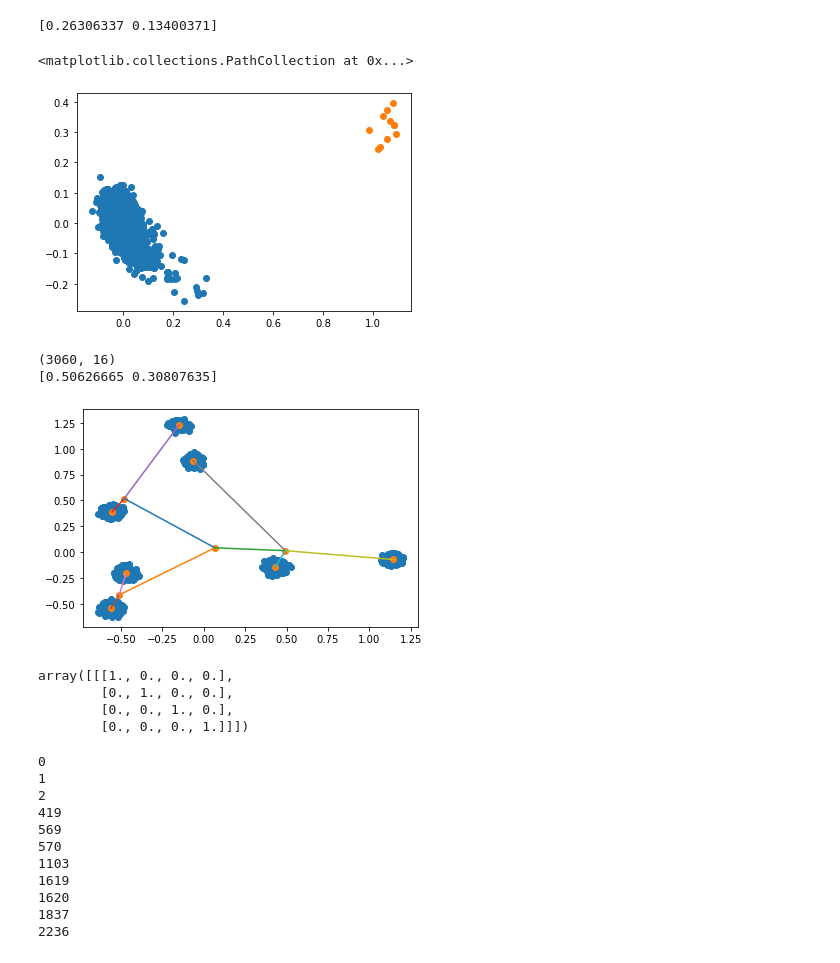
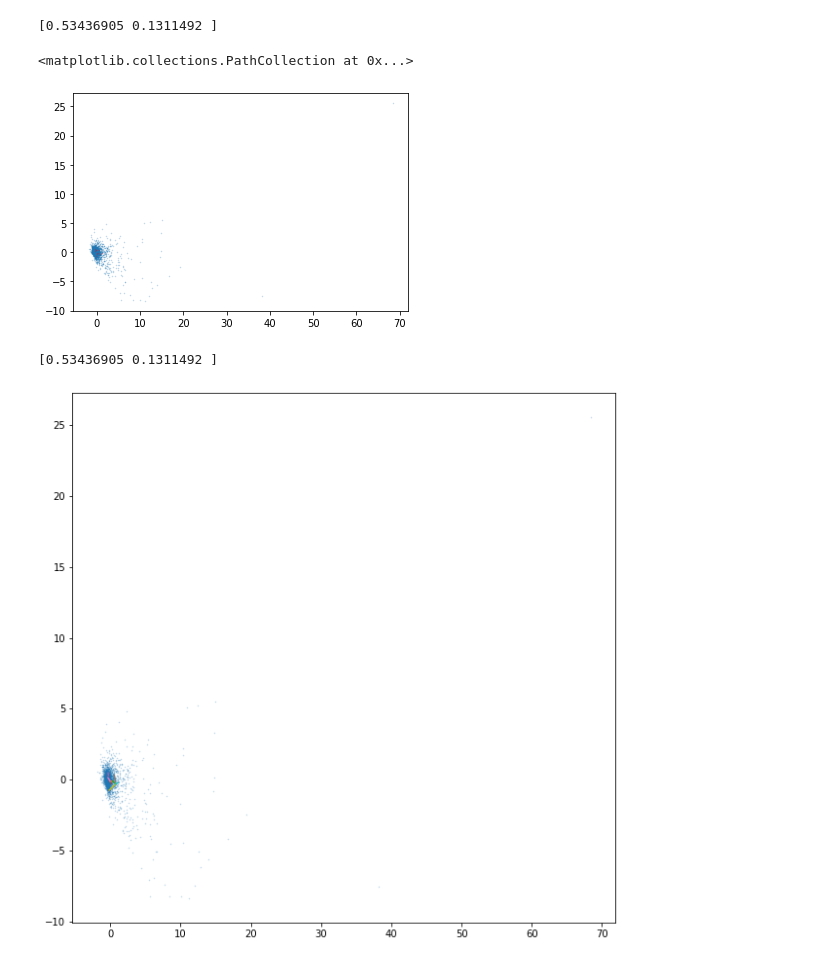
Before and after one commit to googleinterns/hierarchicalforecasting, a Jupyter notebook: notebooks/emb_analysis.ipynb, the cells around one changed output. Cells and saved outputs as stored; diff of their text form; code cells hidden in the pictures.

```diff
--- a/notebooks/emb_analysis.ipynb
+++ b/notebooks/emb_analysis.ipynb
@@ -9,64 +12,42 @@ from sklearn.decomposition import PCA
 # %%
-with open('../data/m5/data.pkl', 'rb') as fin:
-    data = pickle.load(fin)
-tree = data[0]
+with open(f'../data/{dataset}/data.pkl', 'rb') as fin:
+    tree, ts_data, _ = pickle.load(fin)
+
 leaves = np.where(tree.leaf_vector.astype(np.bool))[0]
 non_leaves = np.where(1-tree.leaf_vector.astype(np.bool))[0]
 # %%
-emb = np.load('../logs/m5/fixed/embs/run_1/emb_20.npy')
+with open(f'../logs/{dataset}/hid_20_exp_8_norm/run_1/emb.pkl', 'rb') as fin:
+    emb = pickle.load(fin)
+
 pca = PCA(n_components=2, svd_solver='full')
 emb_2d = pca.fit_transform(emb)
 print(pca.explained_variance_ratio_)
-plt.scatter(emb_2d[leaves, 0], emb_2d[leaves, 1])
-plt.scatter(emb_2d[non_leaves, 0], emb_2d[non_leaves, 1])
+plt.scatter(emb_2d[leaves, 0], emb_2d[leaves, 1], alpha=0.3, s=0.2)
+plt.scatter(emb_2d[non_leaves, 0], emb_2d[non_leaves, 1], alpha=0.3, s=0.2, c='r')
 # %% [output]
-[0.26306337 0.13400371]
+[0.53436905 0.1311492 ]
 <matplotlib.collections.PathCollection at 0x...>
-[figure, old version]
+[figure, new version]
 # %%
-emb = np.load('../logs/m5/fixed_add_dev/embs/run_1/emb_10.npy')
-ancestor_matrix = tree.ancestor_matrix
-emb = ancestor_matrix @ emb
-print(emb.shape)
+with open(f'../logs/{dataset}/hid_20_exp_8_norm/run_1/emb.pkl', 'rb') as fin:
+    emb = pickle.load(fin)
+
 pca = PCA(n_components=2, svd_solver='full')
 emb_2d = pca.fit_transform(emb)
 print(pca.explained_variance_ratio_)
-plt.scatter(emb_2d[leaves, 0], emb_2d[leaves, 1])
-plt.scatter(emb_2d[non_leaves, 0], emb_2d[non_leaves, 1])
+plt.figure(figsize=(10, 10))
+plt.scatter(emb_2d[leaves, 0], emb_2d[leaves, 1], alpha=0.3, s=0.2)
+plt.scatter(emb_2d[non_leaves, 0], emb_2d[non_leaves, 1], alpha=0.3, s=0.2, c='r')
 num_points = len(non_leaves)
+
 for i in range(num_points):
     for j in range(i+1, num_points):
         ida = non_leaves[i]
         idb = non_leaves[j]
         if tree.adj_matrix[ida, idb]:
             x = [emb_2d[ida, 0], emb_2d[idb, 0]]
             y = [emb_2d[ida, 1], emb_2d[idb, 1]]
             plt.plot(x, y)
 # %% [output]
-(3060, 16)
-[0.50626665 0.30807635]
+[0.53436905 0.1311492 ]
-[figure, old version]
+[figure, new version]
-# %%
-x = np.bool([0, 0, 1, 1])
-y = np.identity(4)
-y[x]
-# %% [output]
-array([[[1., 0., 0., 0.],
-        [0., 1., 0., 0.],
-        [0., 0., 1., 0.],
-        [0., 0., 0., 1.]]])
-# %%
-for i in np.where(1-leaves)[0]:
-    print(i)
-# %% [output]
-0
-1
-2
-419
-569
-570
-1103
-1619
-1620
-1837
-2236
```
Also changed, not shown: parts of 5 cells of this notebook, 9 other files.
